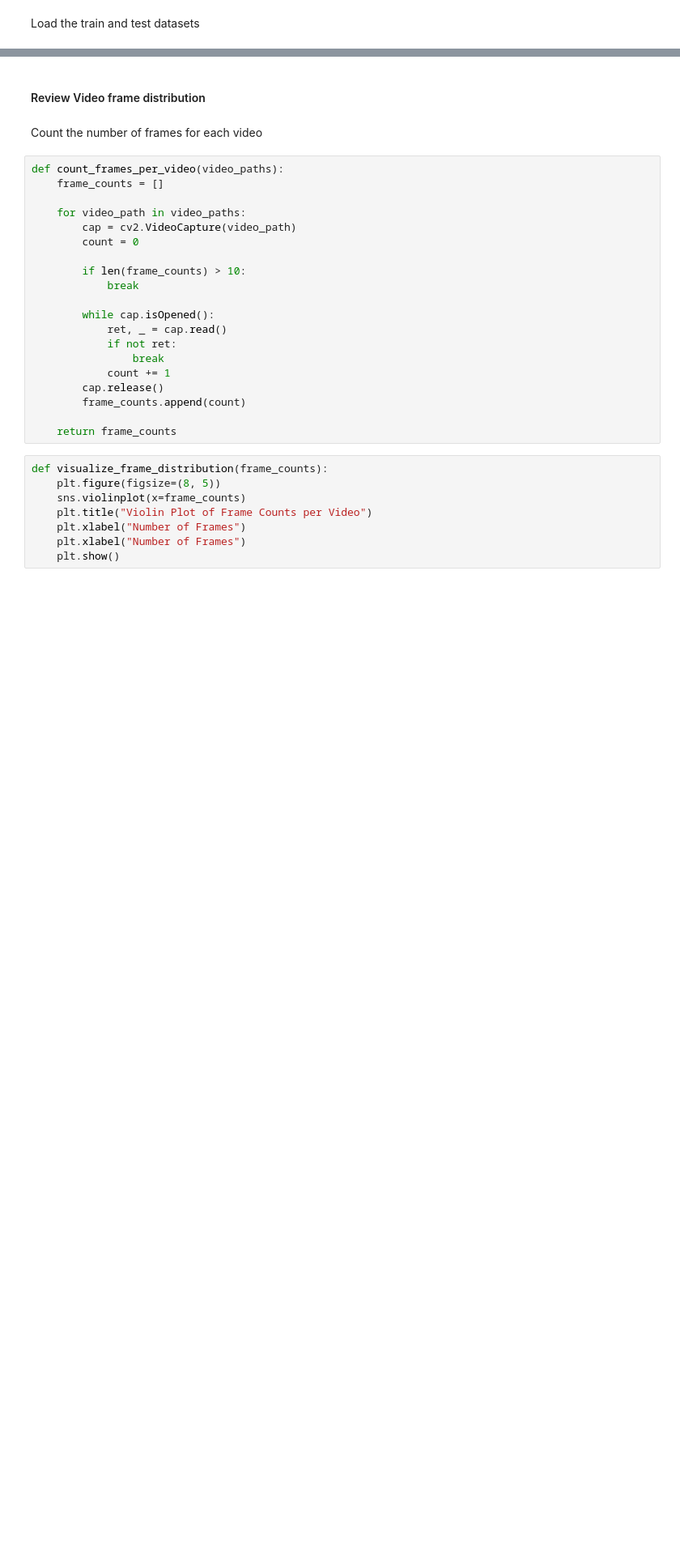
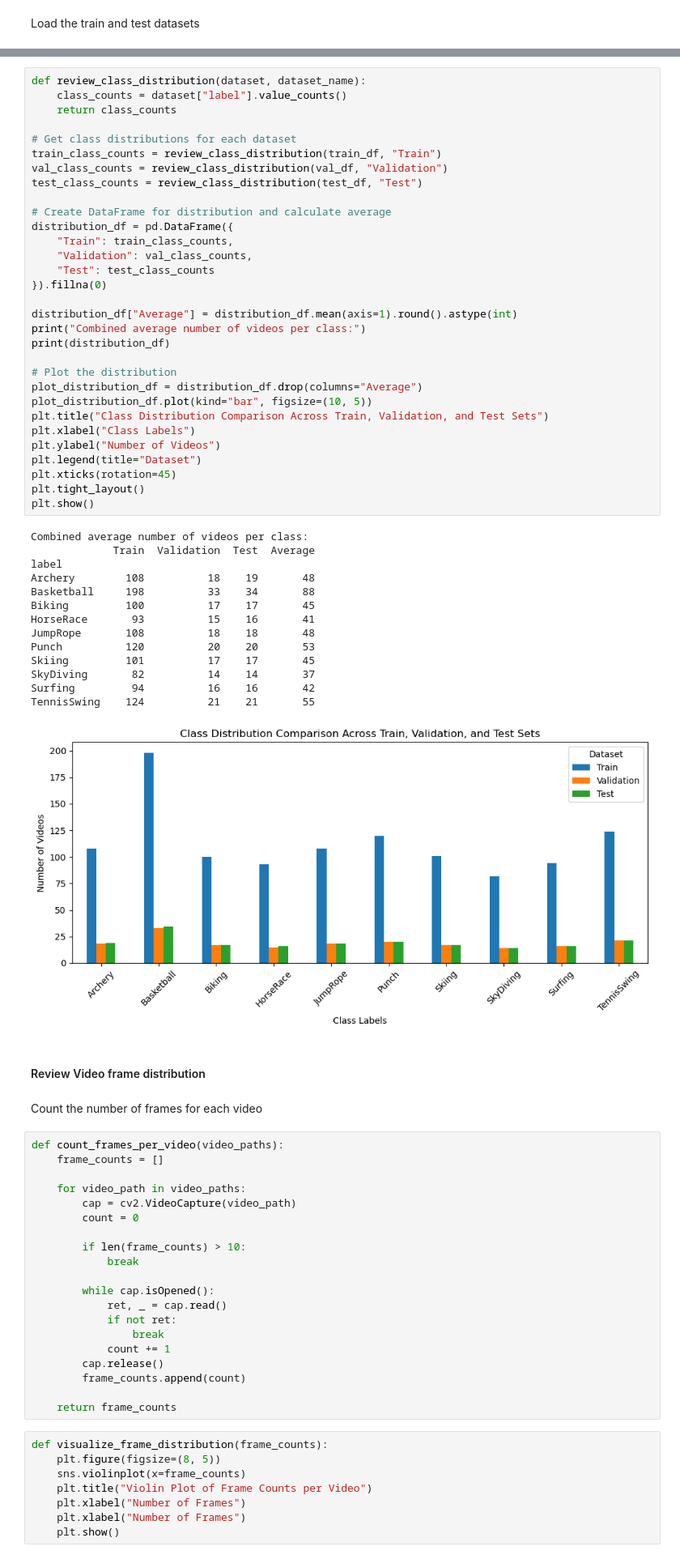
Before and after one commit to denpalrius/sports_action_recognition, a Jupyter notebook: src/notebooks/cnn_rnn_ucf101_10c_tl.ipynb, the cells around one changed output, grey strips where cells are left out. Shown at 81% size. Cells and saved outputs as stored; diff of their text form; blank space fills up the shorter version.

```diff
--- a/src/notebooks/cnn_rnn_ucf101_10c_tl.ipynb
+++ b/src/notebooks/cnn_rnn_ucf101_10c_tl.ipynb
@@ -140,3 +148,49 @@ Model will be saved to: '../../models/cnn_rnn_ucf101_with_tl_v1.keras'
+# %%
+def review_class_distribution(dataset, dataset_name):
+    class_counts = dataset["label"].value_counts()
+    return class_counts
+
+# Get class distributions for each dataset
+train_class_counts = review_class_distribution(train_df, "Train")
+val_class_counts = review_class_distribution(val_df, "Validation")
+test_class_counts = review_class_distribution(test_df, "Test")
+
+# Create DataFrame for distribution and calculate average
+distribution_df = pd.DataFrame({
+    "Train": train_class_counts,
+    "Validation": val_class_counts,
+    "Test": test_class_counts
+}).fillna(0)
+
+distribution_df["Average"] = distribution_df.mean(axis=1).round().astype(int)
+print("Combined average number of videos per class:")
+print(distribution_df)
+
+# Plot the distribution
+plot_distribution_df = distribution_df.drop(columns="Average")
+plot_distribution_df.plot(kind="bar", figsize=(10, 5))
+plt.title("Class Distribution Comparison Across Train, Validation, and Test Sets")
+plt.xlabel("Class Labels")
+plt.ylabel("Number of Videos")
+plt.legend(title="Dataset")
+plt.xticks(rotation=45)
+plt.tight_layout()
+plt.show()
+# %% [output]
+Combined average number of videos per class:
+             Train  Validation  Test  Average
+label
+Archery        108          18    19       48
+Basketball     198          33    34       88
+Biking         100          17    17       45
+HorseRace       93          15    16       41
+JumpRope       108          18    18       48
+Punch          120          20    20       53
+Skiing         101          17    17       45
+SkyDiving       82          14    14       37
+Surfing         94          16    16       42
+TennisSwing    124          21    21       55
+[figure, added]
 # %% [markdown]
 #### Review Video frame distribution
 # %% [markdown]
```
Also changed, not shown: parts of 30 cells of this notebook, 3 other files.
